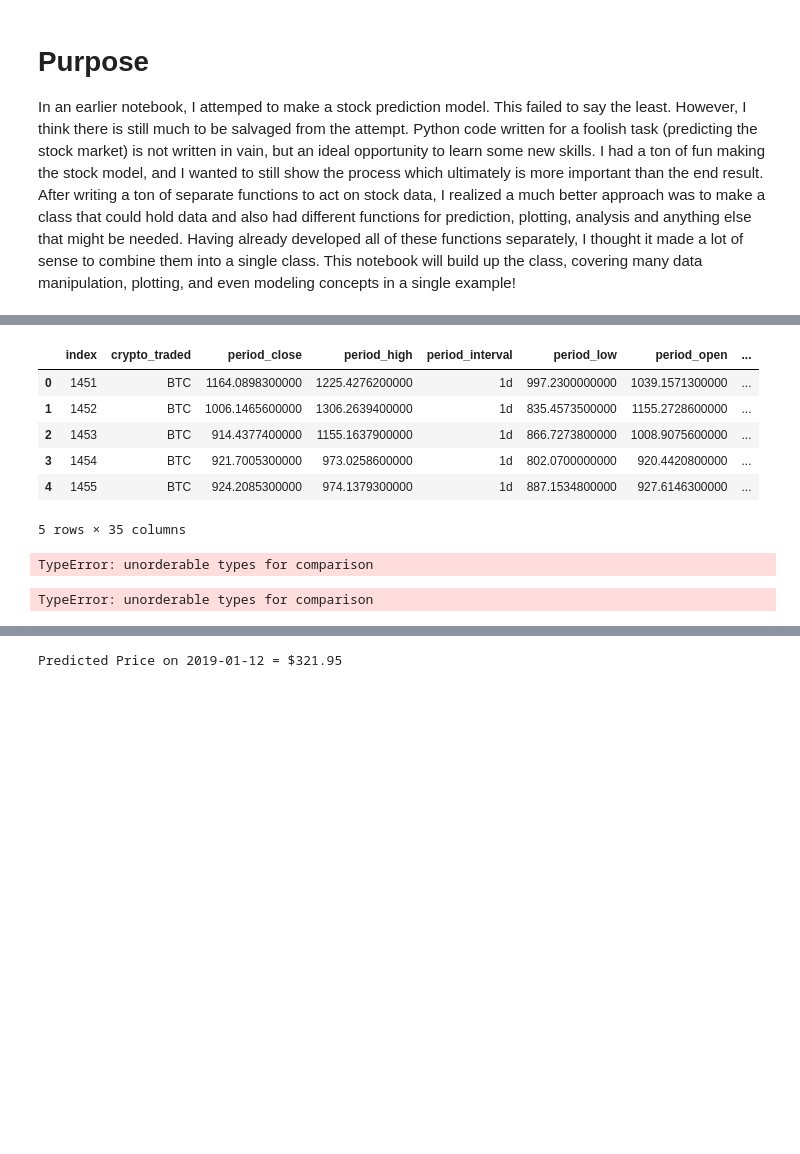
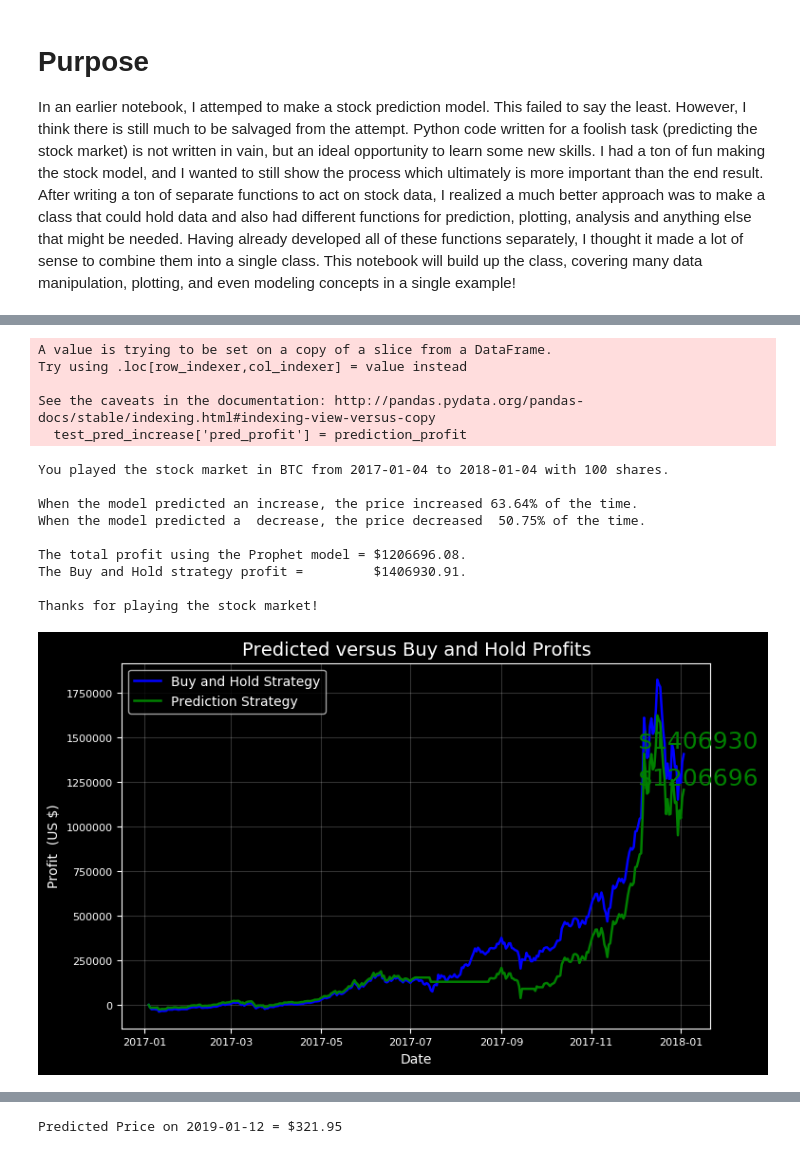
Before and after one commit to lauramayol/crypto_signal, a Jupyter notebook: crypto_signal/Stock Explorer Class.ipynb, the cells around one changed output, grey strips where cells are left out. Drawn from its saved outputs; the diff is of its cells as text; code cells hidden in the pictures; blank space fills up the shorter version.

```diff
--- a/crypto_signal/Stock Explorer Class.ipynb
+++ b/crypto_signal/Stock Explorer Class.ipynb
@@ -18,6 +18,3 @@ BTC Stocker Initialized. Data covers 2013-01-14 to 2018-11-25.
 bitcoin.changepoint_prior_scale=0.5
 start = '2017-01-04'
 end = '2018-01-04'
-# %%
-start, end = bitcoin.handle_dates(start, end)
-print(start, end)
@@ -47,25 +21,18 @@ test = pd.merge(test, future, on = 'ds', how = 'inner')
-# %%
-# Calculate the differences between consecutive measurements
-test['pred_diff'] = test['yhat'].diff()
-test['real_diff'] = test['y'].diff()
-test.drop(['currency_quoted'], axis=1, inplace=True)
-test.drop(['data_source'], axis=1, inplace=True)
-test.drop(['id'], axis=1, inplace=True)
-test.head()
-# %% [output]
-|  | index | crypto_traded | period_close | period_high | period_interval | period_low | period_open | ... |
-| 0 | 1451 | BTC | 1164.0898300000 | 1225.4276200000 | 1d | 997.2300000000 | 1039.1571300000 | ... |
-| 1 | 1452 | BTC | 1006.1465600000 | 1306.2639400000 | 1d | 835.4573500000 | 1155.2728600000 | ... |
-| 2 | 1453 | BTC | 914.4377400000 | 1155.1637900000 | 1d | 866.7273800000 | 1008.9075600000 | ... |
-| 3 | 1454 | BTC | 921.7005300000 | 973.0258600000 | 1d | 802.0700000000 | 920.4420800000 | ... |
-| 4 | 1455 | BTC | 924.2085300000 | 974.1379300000 | 1d | 887.1534800000 | 927.6146300000 | ... |
-5 rows × 35 columns
-# %%
-# Correct is when we predicted the correct direction
-test['correct'] = (np.sign(test['pred_diff']) == np.sign(test['real_diff'])) * 1
-# %% [output]
-TypeError: unorderable types for comparison
 # %%
-bitcoin.evaluate_prediction(start_date='2017-01-04', end_date='2018-01-04', nshares=100)
+bitcoin.evaluate_prediction(start_date=start, end_date=end, nshares=100)
 # %% [output]
-TypeError: unorderable types for comparison
+A value is trying to be set on a copy of a slice from a DataFrame.
+Try using .loc[row_indexer,col_indexer] = value instead
+
+See the caveats in the documentation: http://pandas.pydata.org/pandas-docs/stable/indexing.html#indexing-view-versus-copy
+  test_pred_increase['pred_profit'] = prediction_profit
+You played the stock market in BTC from 2017-01-04 to 2018-01-04 with 100 shares.
+
+When the model predicted an increase, the price increased 63.64% of the time.
+When the model predicted a  decrease, the price decreased  50.75% of the time.
+
+The total profit using the Prophet model = $1206696.08.
+The Buy and Hold strategy profit =         $1406930.91.
+
+Thanks for playing the stock market!
+[figure, added]
```
Also changed, not shown: parts of 13 cells of this notebook, 3 other files.
